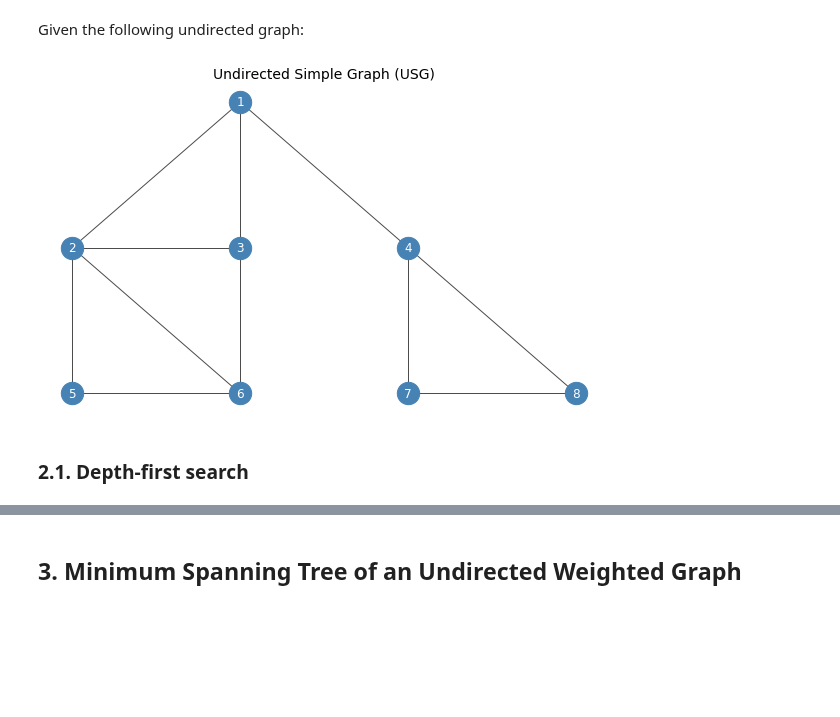
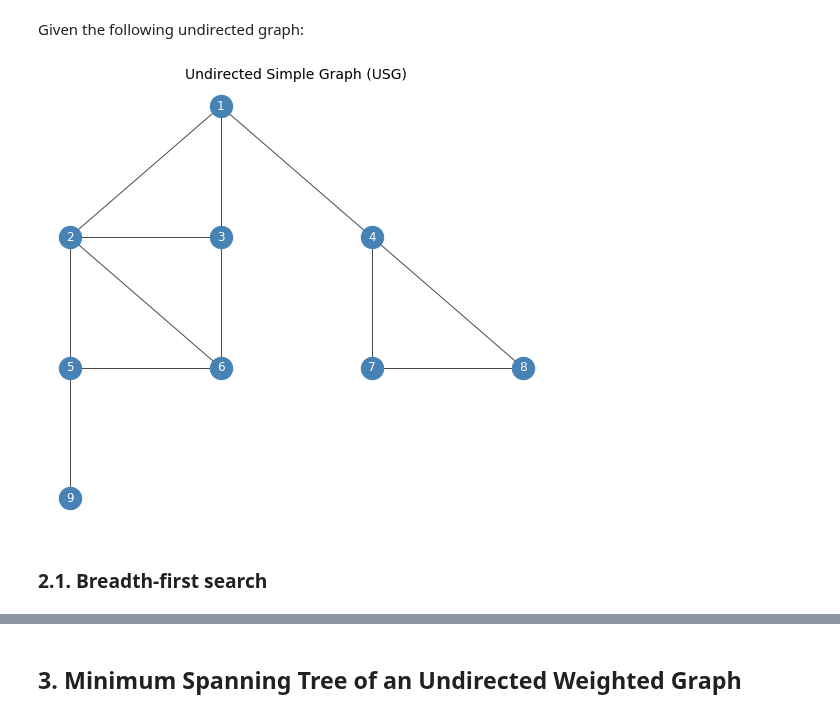
Before and after one commit to ansegura7/Algorithms, a Jupyter notebook: graphs/Graphs.ipynb, the cells around one changed output, grey strips where cells are left out. Cells and saved outputs as stored; diff of their text form; code cells hidden in the pictures; blank space fills up the shorter version.

Commit message:
Update Graphs
Updated the breadth-first search and depth-first search algorithms.

```diff
--- a/graphs/Graphs.ipynb
+++ b/graphs/Graphs.ipynb
@@ -167,11 +167,11 @@ Given the following undirected graph:
 usg = nx.Graph()
 # %%
 # Add nodes
-nodes_list = [1, 2, 3, 4, 5, 6, 7, 8]
+nodes_list = [1, 2, 3, 4, 5, 6, 7, 8, 9]
 usg.add_nodes_from(nodes_list)
 # %%
 # Add weighted edges
-edges_list = [(1, 2), (1, 3), (1, 4), (2, 3), (2, 5), (2, 6), (3, 6), (4, 7), (4, 8), (5, 6), (7, 8)]
+edges_list = [(1, 2), (1, 3), (1, 4), (2, 3), (2, 5), (2, 6), (3, 6), (4, 7), (4, 8), (5, 6), (5, 9), (7, 8)]
 usg.add_edges_from(edges_list)
 # %%
 # We then set the coordinates of each node
@@ -183,26 +183,27 @@ usg.node[5]['pos'] = (0,-2)
 usg.node[6]['pos'] = (2,-2)
 usg.node[7]['pos'] = (4,-2)
 usg.node[8]['pos'] = (6,-2)
+usg.node[9]['pos'] = (0,-4)
 
 # The positions of each node are stored in a dictionary
 pos = nx.get_node_attributes(usg, 'pos')
 # %%
 # Nodes labels
 labels = {}
 for n in usg.nodes():
     labels[n] = n
 
 # Plot Directed Weighted Graph
-plt.rcParams["figure.figsize"] = [10, 6]
+plt.rcParams["figure.figsize"] = [9, 8]
 nx.draw_networkx_nodes(usg, pos, nodelist=usg.nodes(), node_color='steelblue', node_size=500, alpha=1)
 nx.draw_networkx_edges(usg, pos, edgelist=usg.edges(), width=1, alpha=0.7, edge_color='black')
 nx.draw_networkx_labels(usg, pos, labels, font_size=12, font_color='w')
 plt.title('Undirected Simple Graph (USG)', fontsize=14)
 plt.axis('off')
 plt.show()
 # %% [output]
-[figure, old version]
+[figure, new version]
 # %% [markdown]
-### 2.1. Depth-first search
+### 2.1. Breadth-first search
 # %%
 # Save the node and mark it as visited
```
Also changed, not shown: parts of 15 cells of this notebook, 1 other file.
